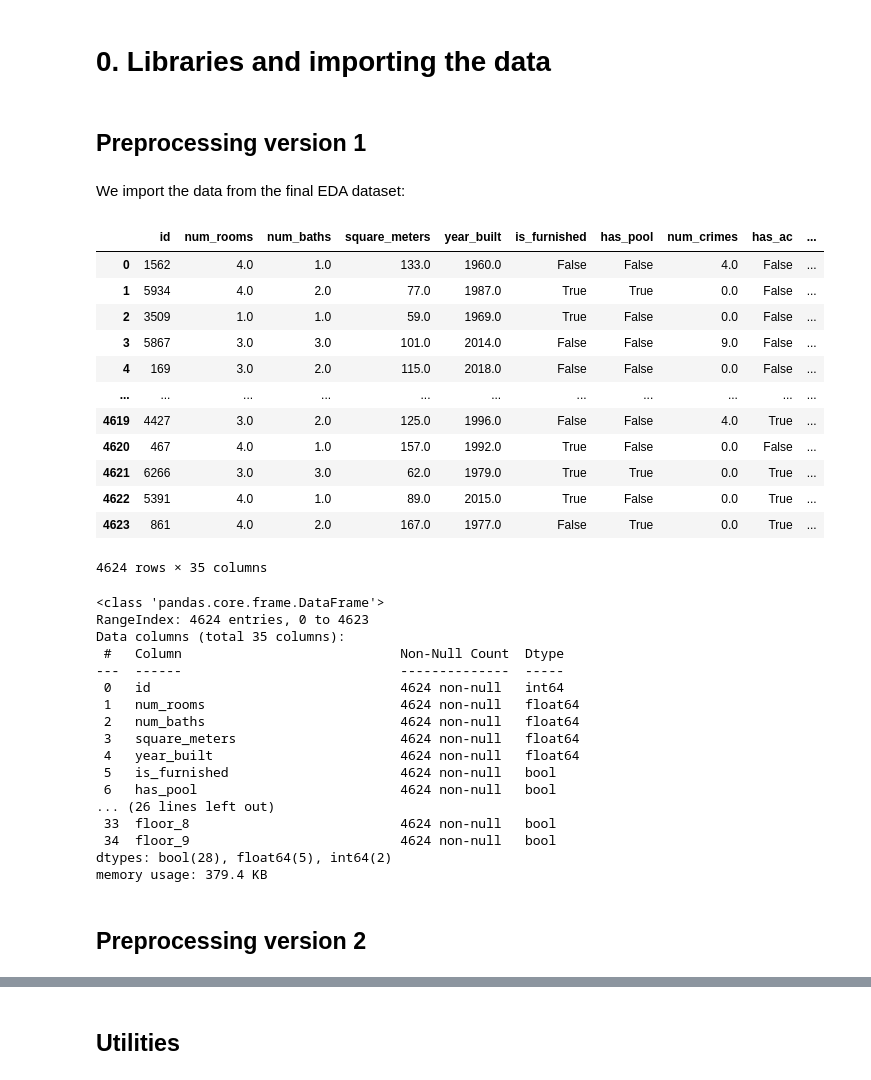
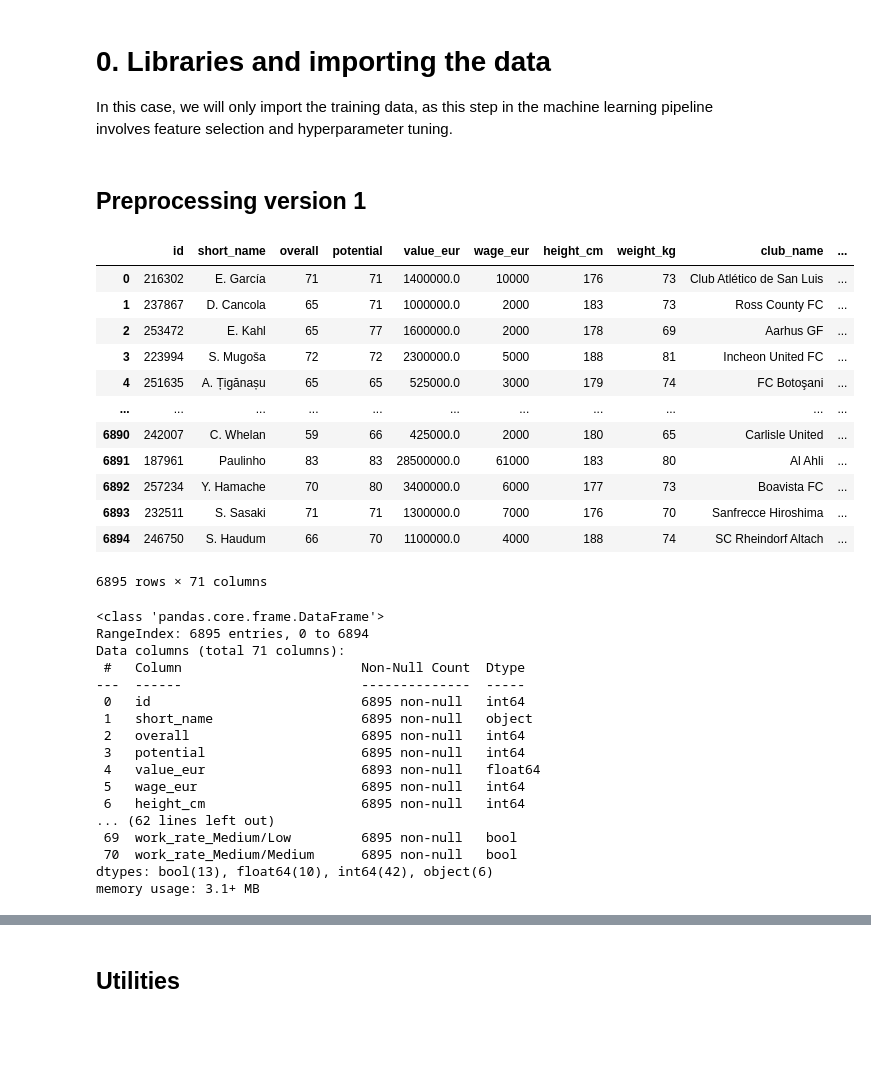
Before and after one commit to simonvellin/football_position_prediction, a Jupyter notebook: pablo/3_feature_selection_and_evaluation.ipynb, the cells around one changed output, grey strips where cells are left out. Saved outputs shown, nothing was run; the diff lists cells and outputs as text; code cells hidden in the pictures; blank space fills up the shorter version.

Commit message:
Finished preprocessing

```diff
--- a/pablo/3_feature_selection_and_evaluation.ipynb
+++ b/pablo/3_feature_selection_and_evaluation.ipynb
@@ -1,5 +1,6 @@
-# %% [markdown]
-# 0. Libraries and importing the data
+# %% [markdown]
+# 0. Libraries and importing the data
+In this case, we will only import the training data, as this step in the machine learning pipeline involves feature selection and hyperparameter tuning.
 # %%
 import pandas as pd
 import numpy as np
@@ -23,44 +21,40 @@ from sklearn.linear_model import Lasso
 from sklearn.linear_model import Ridge
 # %% [markdown]
 ## Preprocessing version 1
-# %% [markdown]
-We import the data from the final EDA dataset:
 # %%
-df_v1 = pd.read_csv('2_preprocessed_datasets/v1_prepr_ohe-listwise_deletion-no_num_supm-with_num_rooms_outliers.csv')
-df_v1
+dfv1 = pd.read_csv('2_preprocessed_datasets/v1_train.csv')
+dfv1
 # %% [output]
-|  | id | num_rooms | num_baths | square_meters | year_built | is_furnished | has_pool | num_crimes | has_ac | ... |
-| 0 | 1562 | 4.0 | 1.0 | 133.0 | 1960.0 | False | False | 4.0 | False | ... |
-| 1 | 5934 | 4.0 | 2.0 | 77.0 | 1987.0 | True | True | 0.0 | False | ... |
-| 2 | 3509 | 1.0 | 1.0 | 59.0 | 1969.0 | True | False | 0.0 | False | ... |
-| 3 | 5867 | 3.0 | 3.0 | 101.0 | 2014.0 | False | False | 9.0 | False | ... |
-| 4 | 169 | 3.0 | 2.0 | 115.0 | 2018.0 | False | False | 0.0 | False | ... |
+|  | id | short_name | overall | potential | value_eur | wage_eur | height_cm | weight_kg | club_name | ... |
+| 0 | 216302 | E. García | 71 | 71 | 1400000.0 | 10000 | 176 | 73 | Club Atlético de San Luis | ... |
+| 1 | 237867 | D. Cancola | 65 | 71 | 1000000.0 | 2000 | 183 | 73 | Ross County FC | ... |
+| 2 | 253472 | E. Kahl | 65 | 77 | 1600000.0 | 2000 | 178 | 69 | Aarhus GF | ... |
+| 3 | 223994 | S. Mugoša | 72 | 72 | 2300000.0 | 5000 | 188 | 81 | Incheon United FC | ... |
+| 4 | 251635 | A. Țigănașu | 65 | 65 | 525000.0 | 3000 | 179 | 74 | FC Botoşani | ... |
 | ... | ... | ... | ... | ... | ... | ... | ... | ... | ... | ... |
-| 4619 | 4427 | 3.0 | 2.0 | 125.0 | 1996.0 | False | False | 4.0 | True | ... |
-| 4620 | 467 | 4.0 | 1.0 | 157.0 | 1992.0 | True | False | 0.0 | False | ... |
-| 4621 | 6266 | 3.0 | 3.0 | 62.0 | 1979.0 | True | True | 0.0 | True | ... |
-| 4622 | 5391 | 4.0 | 1.0 | 89.0 | 2015.0 | True | False | 0.0 | True | ... |
-| 4623 | 861 | 4.0 | 2.0 | 167.0 | 1977.0 | False | True | 0.0 | True | ... |
+| 6890 | 242007 | C. Whelan | 59 | 66 | 425000.0 | 2000 | 180 | 65 | Carlisle United | ... |
+| 6891 | 187961 | Paulinho | 83 | 83 | 28500000.0 | 61000 | 183 | 80 | Al Ahli | ... |
+| 6892 | 257234 | Y. Hamache | 70 | 80 | 3400000.0 | 6000 | 177 | 73 | Boavista FC | ... |
+| 6893 | 232511 | S. Sasaki | 71 | 71 | 1300000.0 | 7000 | 176 | 70 | Sanfrecce Hiroshima | ... |
+| 6894 | 246750 | S. Haudum | 66 | 70 | 1100000.0 | 4000 | 188 | 74 | SC Rheindorf Altach | ... |
-4624 rows × 35 columns
+6895 rows × 71 columns
 # %%
-df_v1.info()
+dfv1.info()
 # %% [output]
 <class 'pandas.core.frame.DataFrame'>
-RangeIndex: 4624 entries, 0 to 4623
-Data columns (total 35 columns):
- #   Column                            Non-Null Count  Dtype
----  ------                            --------------  -----
- 0   id                                4624 non-null   int64
- 1   num_rooms                         4624 non-null   float64
- 2   num_baths                         4624 non-null   float64
- 3   square_meters                     4624 non-null   float64
- 4   year_built                        4624 non-null   float64
- 5   is_furnished                      4624 non-null   bool
- 6   has_pool                          4624 non-null   bool
-... (26 lines left out)
- 33  floor_8                           4624 non-null   bool
- 34  floor_9                           4624 non-null   bool
-dtypes: bool(28), float64(5), int64(2)
-memory usage: 379.4 KB
+RangeIndex: 6895 entries, 0 to 6894
+Data columns (total 71 columns):
+ #   Column                       Non-Null Count  Dtype
+---  ------                       --------------  -----
+ 0   id                           6895 non-null   int64
+ 1   short_name                   6895 non-null   object
+ 2   overall                      6895 non-null   int64
+ 3   potential                    6895 non-null   int64
+ 4   value_eur                    6893 non-null   float64
+ 5   wage_eur                     6895 non-null   int64
+ 6   height_cm                    6895 non-null   int64
+... (62 lines left out)
+ 69  work_rate_Medium/Low         6895 non-null   bool
+ 70  work_rate_Medium/Medium      6895 non-null   bool
+dtypes: bool(13), float64(10), int64(42), object(6)
+memory usage: 3.1+ MB
-# %% [markdown]
-## Preprocessing version 2
```
Also changed, not shown: parts of 15 cells of this notebook, 3 other files.
